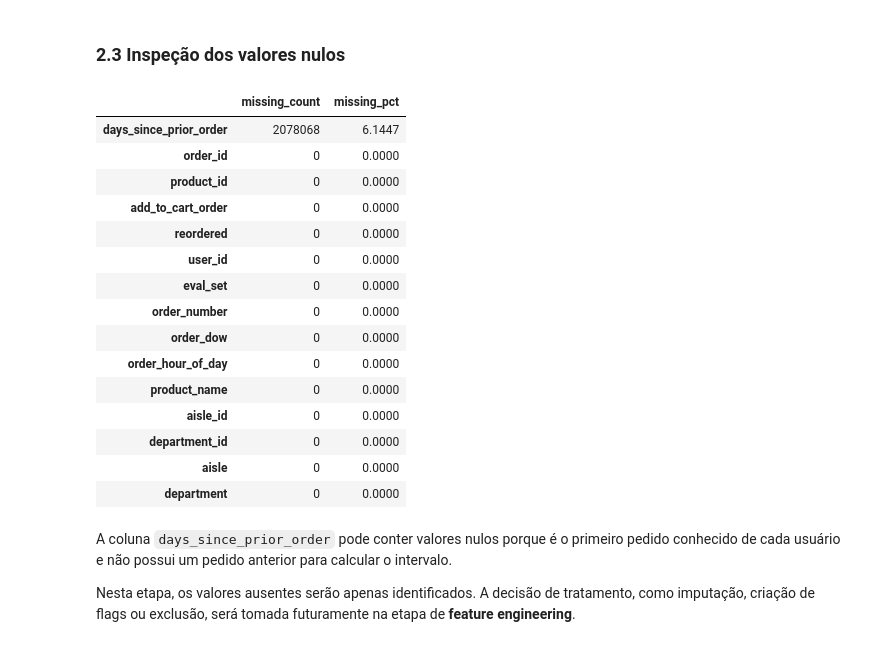
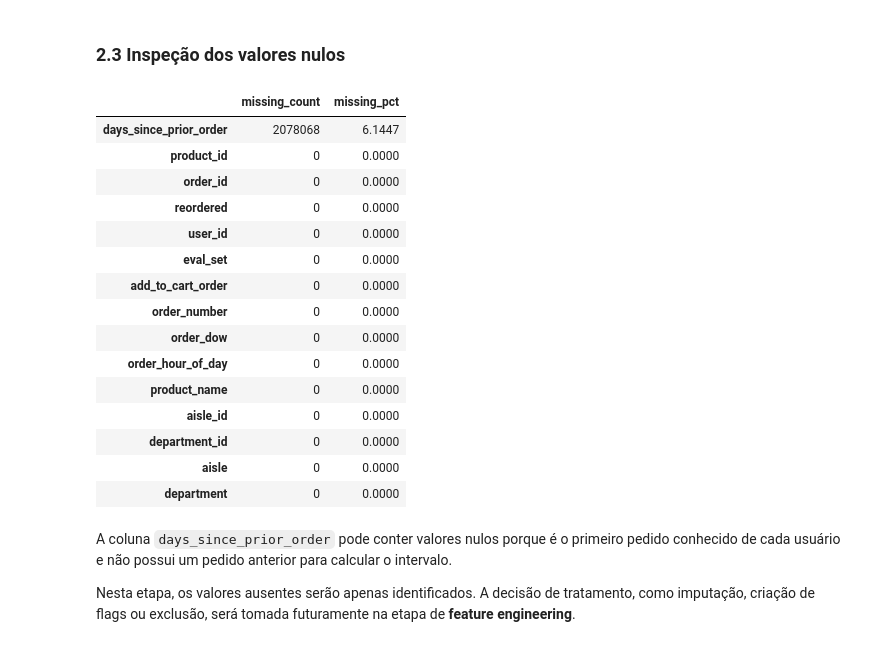
Before and after one commit to helioneto3108/mlp-market-recommender-system, a Jupyter notebook: notebooks/02-eda.ipynb, the cells around one changed output. Drawn from its saved outputs; the diff is of its cells as text; code cells hidden in the pictures.

```diff
--- a/notebooks/02-eda.ipynb
+++ b/notebooks/02-eda.ipynb
@@ -183,25 +183,20 @@ df.describe(exclude = np.number)
 # %% [markdown]
 ### 2.3 Inspeção dos valores nulos
 # %%
-missing_values = (
-    df.isna()
-    .sum()
-    .sort_values(ascending = False)
-    .to_frame('missing_count')
-)
+missing_values = df.isna().sum().sort_values(ascending=False).to_frame("missing_count")
 
-missing_values['missing_pct'] = 100 * ( missing_values['missing_count'] / len(df))
+missing_values["missing_pct"] = 100 * (missing_values["missing_count"] / len(df))
 
 missing_values
 # %% [output]
 |  | missing_count | missing_pct |
 | days_since_prior_order | 2078068 | 6.1447 |
+| product_id | 0 | 0.0000 |
 | order_id | 0 | 0.0000 |
-| product_id | 0 | 0.0000 |
-| add_to_cart_order | 0 | 0.0000 |
 | reordered | 0 | 0.0000 |
 | user_id | 0 | 0.0000 |
 | eval_set | 0 | 0.0000 |
+| add_to_cart_order | 0 | 0.0000 |
 | order_number | 0 | 0.0000 |
 | order_dow | 0 | 0.0000 |
 | order_hour_of_day | 0 | 0.0000 |
```
Also changed, not shown: parts of 21 cells of this notebook, 2 other files.
